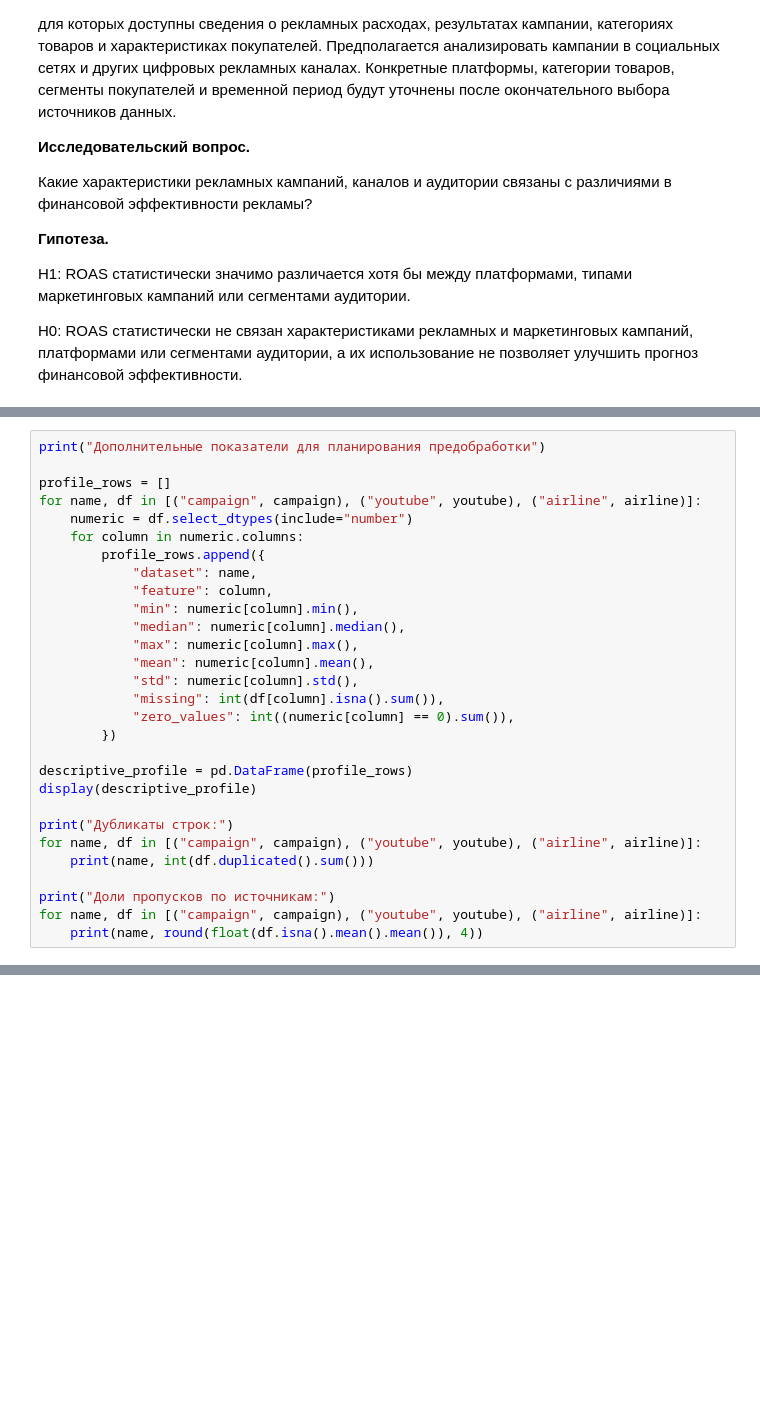
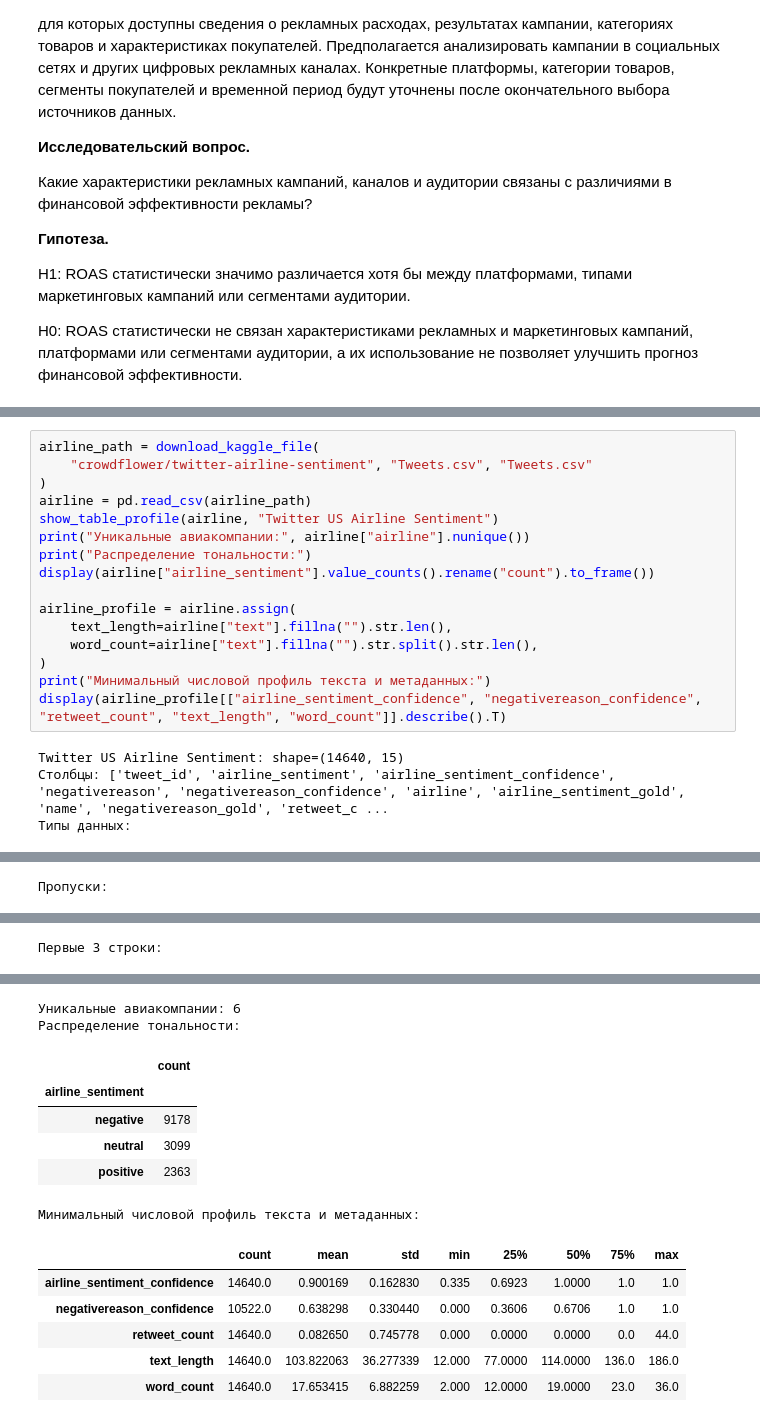
Before and after one commit to cool9595/how_to_social_marketing, a Jupyter notebook: coursework.ipynb, the cells around one changed output, grey strips where cells are left out. Drawn from its saved outputs; the diff is of its cells as text; blank space fills up the shorter version.

```diff
--- a/coursework.ipynb
+++ b/coursework.ipynb
@@ -466,29 +47,0 @@ memory usage: 1.7 MB
-# %%
-print("Дополнительные показатели для планирования предобработки")
-
-profile_rows = []
-for name, df in [("campaign", campaign), ("youtube", youtube), ("airline", airline)]:
-    numeric = df.select_dtypes(include="number")
-    for column in numeric.columns:
-        profile_rows.append({
-            "dataset": name,
-            "feature": column,
-            "min": numeric[column].min(),
-            "median": numeric[column].median(),
-            "max": numeric[column].max(),
-            "mean": numeric[column].mean(),
-            "std": numeric[column].std(),
-            "missing": int(df[column].isna().sum()),
-            "zero_values": int((numeric[column] == 0).sum()),
-        })
-
-descriptive_profile = pd.DataFrame(profile_rows)
-display(descriptive_profile)
-
-print("Дубликаты строк:")
-for name, df in [("campaign", campaign), ("youtube", youtube), ("airline", airline)]:
-    print(name, int(df.duplicated().sum()))
-
-print("Доли пропусков по источникам:")
-for name, df in [("campaign", campaign), ("youtube", youtube), ("airline", airline)]:
-    print(name, round(float(df.isna().mean().mean()), 4))
@@ -591,0 +283,20 @@ display(campaign_relations)
+# %%
+airline_path = download_kaggle_file(
+    "crowdflower/twitter-airline-sentiment", "Tweets.csv", "Tweets.csv"
+)
+airline = pd.read_csv(airline_path)
+show_table_profile(airline, "Twitter US Airline Sentiment")
+print("Уникальные авиакомпании:", airline["airline"].nunique())
+print("Распределение тональности:")
+display(airline["airline_sentiment"].value_counts().rename("count").to_frame())
+
+airline_profile = airline.assign(
+    text_length=airline["text"].fillna("").str.len(),
+    word_count=airline["text"].fillna("").str.split().str.len(),
+)
+print("Минимальный числовой профиль текста и метаданных:")
+display(airline_profile[["airline_sentiment_confidence", "negativereason_confidence", "retweet_count", "text_length", "word_count"]].describe().T)
+# %% [output]
+Twitter US Airline Sentiment: shape=(14640, 15)
+Столбцы: ['tweet_id', 'airline_sentiment', 'airline_sentiment_confidence', 'negativereason', 'negativereason_confidence', 'airline', 'airline_sentiment_gold', 'name', 'negativereason_gold', 'retweet_c ...
+Типы данных:
@@ -591,0 +319 @@ display(campaign_relations)
+Пропуски:
@@ -591,0 +336 @@ display(campaign_relations)
+Первые 3 строки:
@@ -591,0 +341,14 @@ display(campaign_relations)
+Уникальные авиакомпании: 6
+Распределение тональности:
+|  | count |
+| airline_sentiment |  |
+| negative | 9178 |
+| neutral | 3099 |
+| positive | 2363 |
+Минимальный числовой профиль текста и метаданных:
+|  | count | mean | std | min | 25% | 50% | 75% | max |
+| airline_sentiment_confidence | 14640.0 | 0.900169 | 0.162830 | 0.335 | 0.6923 | 1.0000 | 1.0 | 1.0 |
+| negativereason_confidence | 10522.0 | 0.638298 | 0.330440 | 0.000 | 0.3606 | 0.6706 | 1.0 | 1.0 |
+| retweet_count | 14640.0 | 0.082650 | 0.745778 | 0.000 | 0.0000 | 0.0000 | 0.0 | 44.0 |
+| text_length | 14640.0 | 103.822063 | 36.277339 | 12.000 | 77.0000 | 114.0000 | 136.0 | 186.0 |
+| word_count | 14640.0 | 17.653415 | 6.882259 | 2.000 | 12.0000 | 19.0000 | 23.0 | 36.0 |
```
Also changed, not shown: parts of 39 cells of this notebook.
